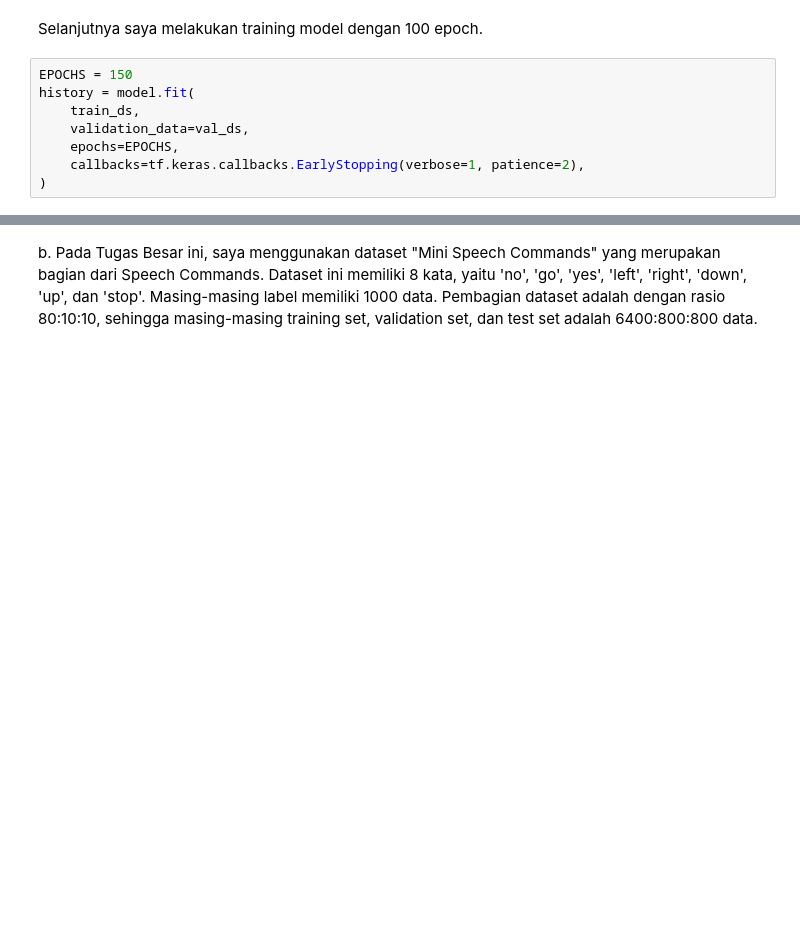
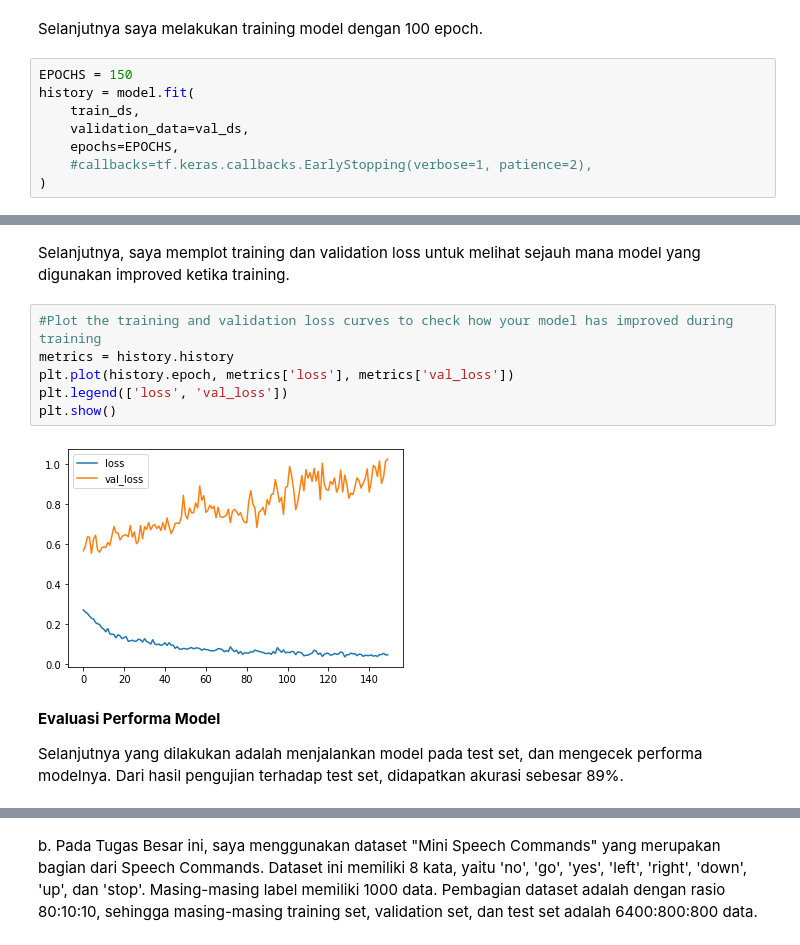
Before and after one commit to jalalAzhmatkhan/pattern-recognition, a Jupyter notebook: Speech_recognition_Tugas_Besar_23521059.ipynb, the cells around one changed output, grey strips where cells are left out. Cells and saved outputs as stored; diff of their text form; blank space fills up the shorter version.

```diff
--- a/Speech_recognition_Tugas_Besar_23521059.ipynb
+++ b/Speech_recognition_Tugas_Besar_23521059.ipynb
@@ -280,7 +299,7 @@ history = model.fit(
     train_ds,
     validation_data=val_ds,
     epochs=EPOCHS,
-    callbacks=tf.keras.callbacks.EarlyStopping(verbose=1, patience=2),
+    #callbacks=tf.keras.callbacks.EarlyStopping(verbose=1, patience=2),
 )
 # %% [output]
 Epoch 1/150
@@ -287,0 +322,14 @@ InvalidArgumentError: ignored
+# %% [markdown]
+Selanjutnya, saya memplot training dan validation loss untuk melihat sejauh mana model yang digunakan improved ketika training.
+# %%
+#Plot the training and validation loss curves to check how your model has improved during training
+metrics = history.history
+plt.plot(history.epoch, metrics['loss'], metrics['val_loss'])
+plt.legend(['loss', 'val_loss'])
+plt.show()
+# %% [output]
+[figure, added]
+# %% [markdown]
+**Evaluasi Performa Model**
+
+Selanjutnya yang dilakukan adalah menjalankan model pada test set, dan mengecek performa modelnya. Dari hasil pengujian terhadap test set, didapatkan akurasi sebesar 89%.
```
Also changed, not shown: parts of 11 cells of this notebook.
